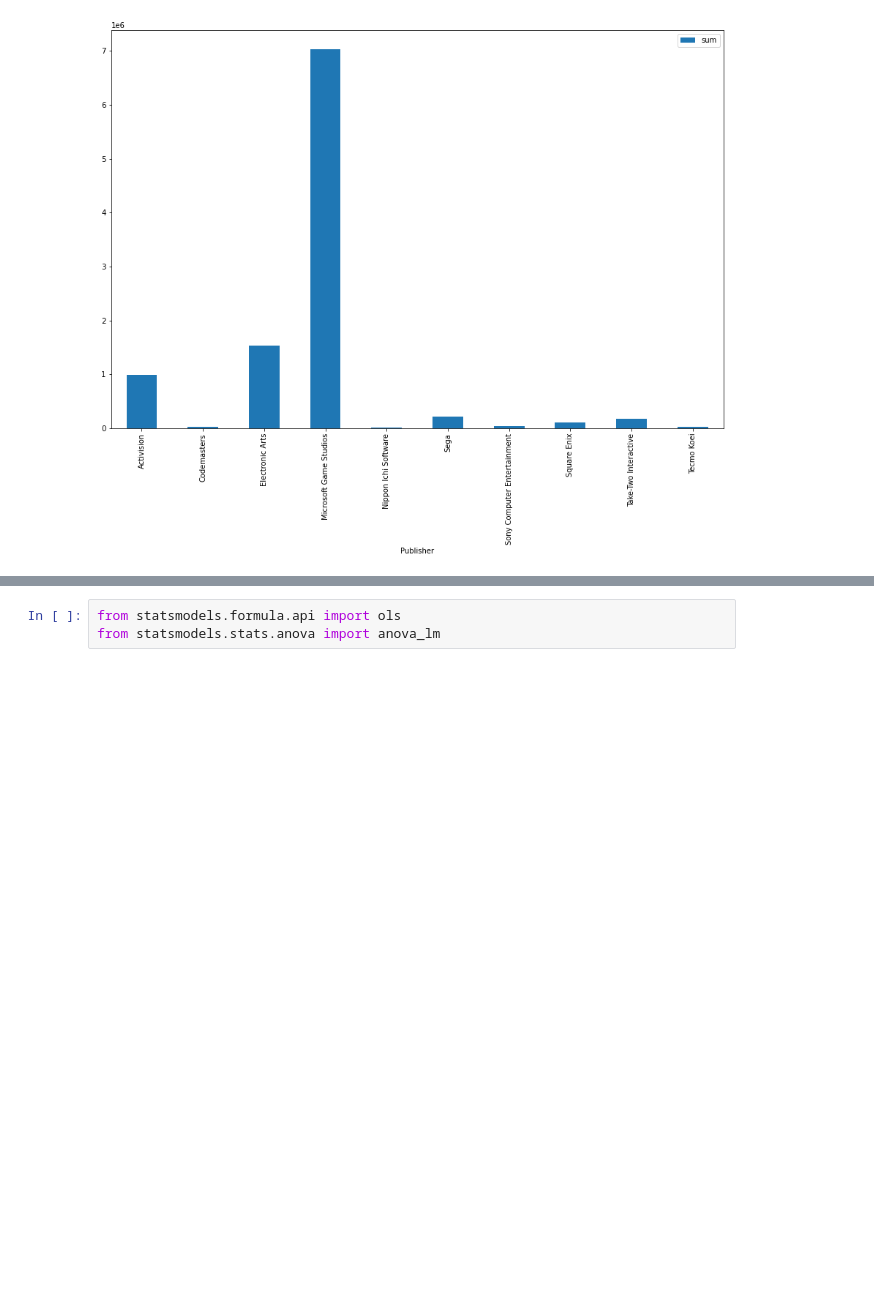
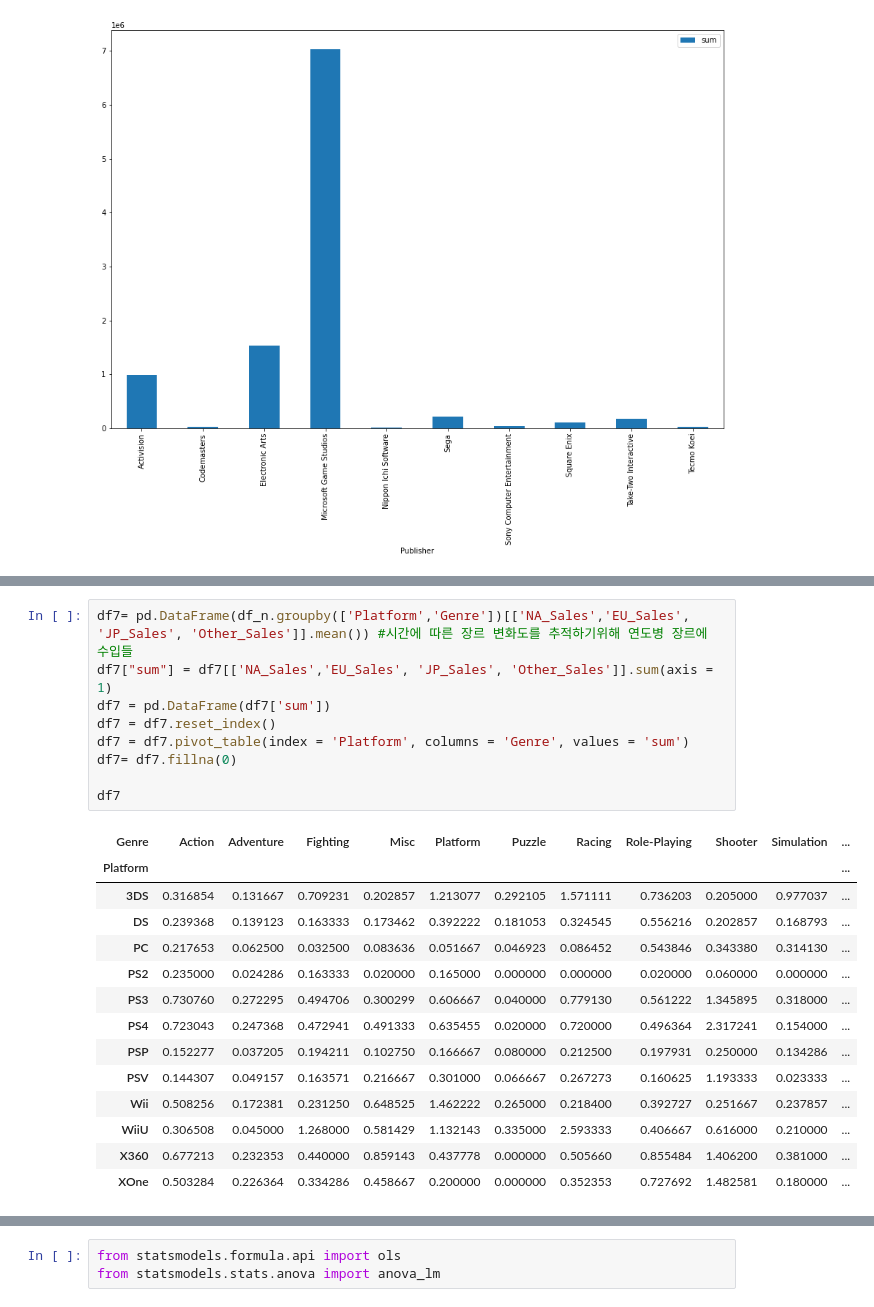
Before and after one commit to nojihun/save, a Jupyter notebook: AI_05_노지훈_section1.ipynb, the cells around one changed output, grey strips where cells are left out. Saved outputs shown, nothing was run; the diff lists cells and outputs as text; blank space fills up the shorter version.

```diff
--- a/AI_05_노지훈_section1.ipynb
+++ b/AI_05_노지훈_section1.ipynb
@@ -584,0 +672,24 @@ plt.show()
+# %%
+df7= pd.DataFrame(df_n.groupby(['Platform','Genre'])[['NA_Sales','EU_Sales', 'JP_Sales', 'Other_Sales']].mean()) #시간에 따른 장르 변화도를 추적하기위해 연도병 장르에 수입들
+df7["sum"] = df7[['NA_Sales','EU_Sales', 'JP_Sales', 'Other_Sales']].sum(axis = 1)
+df7 = pd.DataFrame(df7['sum'])
+df7 = df7.reset_index()
+df7 = df7.pivot_table(index = 'Platform', columns = 'Genre', values = 'sum')
+df7= df7.fillna(0)
+
+df7
+# %% [output]
+| Genre | Action | Adventure | Fighting | Misc | Platform | Puzzle | Racing | Role-Playing | Shooter | Simulation | ... |
+| Platform |  |  |  |  |  |  |  |  |  |  | ... |
+| 3DS | 0.316854 | 0.131667 | 0.709231 | 0.202857 | 1.213077 | 0.292105 | 1.571111 | 0.736203 | 0.205000 | 0.977037 | ... |
+| DS | 0.239368 | 0.139123 | 0.163333 | 0.173462 | 0.392222 | 0.181053 | 0.324545 | 0.556216 | 0.202857 | 0.168793 | ... |
+| PC | 0.217653 | 0.062500 | 0.032500 | 0.083636 | 0.051667 | 0.046923 | 0.086452 | 0.543846 | 0.343380 | 0.314130 | ... |
+| PS2 | 0.235000 | 0.024286 | 0.163333 | 0.020000 | 0.165000 | 0.000000 | 0.000000 | 0.020000 | 0.060000 | 0.000000 | ... |
+| PS3 | 0.730760 | 0.272295 | 0.494706 | 0.300299 | 0.606667 | 0.040000 | 0.779130 | 0.561222 | 1.345895 | 0.318000 | ... |
+| PS4 | 0.723043 | 0.247368 | 0.472941 | 0.491333 | 0.635455 | 0.020000 | 0.720000 | 0.496364 | 2.317241 | 0.154000 | ... |
+| PSP | 0.152277 | 0.037205 | 0.194211 | 0.102750 | 0.166667 | 0.080000 | 0.212500 | 0.197931 | 0.250000 | 0.134286 | ... |
+| PSV | 0.144307 | 0.049157 | 0.163571 | 0.216667 | 0.301000 | 0.066667 | 0.267273 | 0.160625 | 1.193333 | 0.023333 | ... |
+| Wii | 0.508256 | 0.172381 | 0.231250 | 0.648525 | 1.462222 | 0.265000 | 0.218400 | 0.392727 | 0.251667 | 0.237857 | ... |
+| WiiU | 0.306508 | 0.045000 | 1.268000 | 0.581429 | 1.132143 | 0.335000 | 2.593333 | 0.406667 | 0.616000 | 0.210000 | ... |
+| X360 | 0.677213 | 0.232353 | 0.440000 | 0.859143 | 0.437778 | 0.000000 | 0.505660 | 0.855484 | 1.406200 | 0.381000 | ... |
+| XOne | 0.503284 | 0.226364 | 0.334286 | 0.458667 | 0.200000 | 0.000000 | 0.352353 | 0.727692 | 1.482581 | 0.180000 | ... |
```
Also changed, not shown: parts of 21 cells of this notebook.
